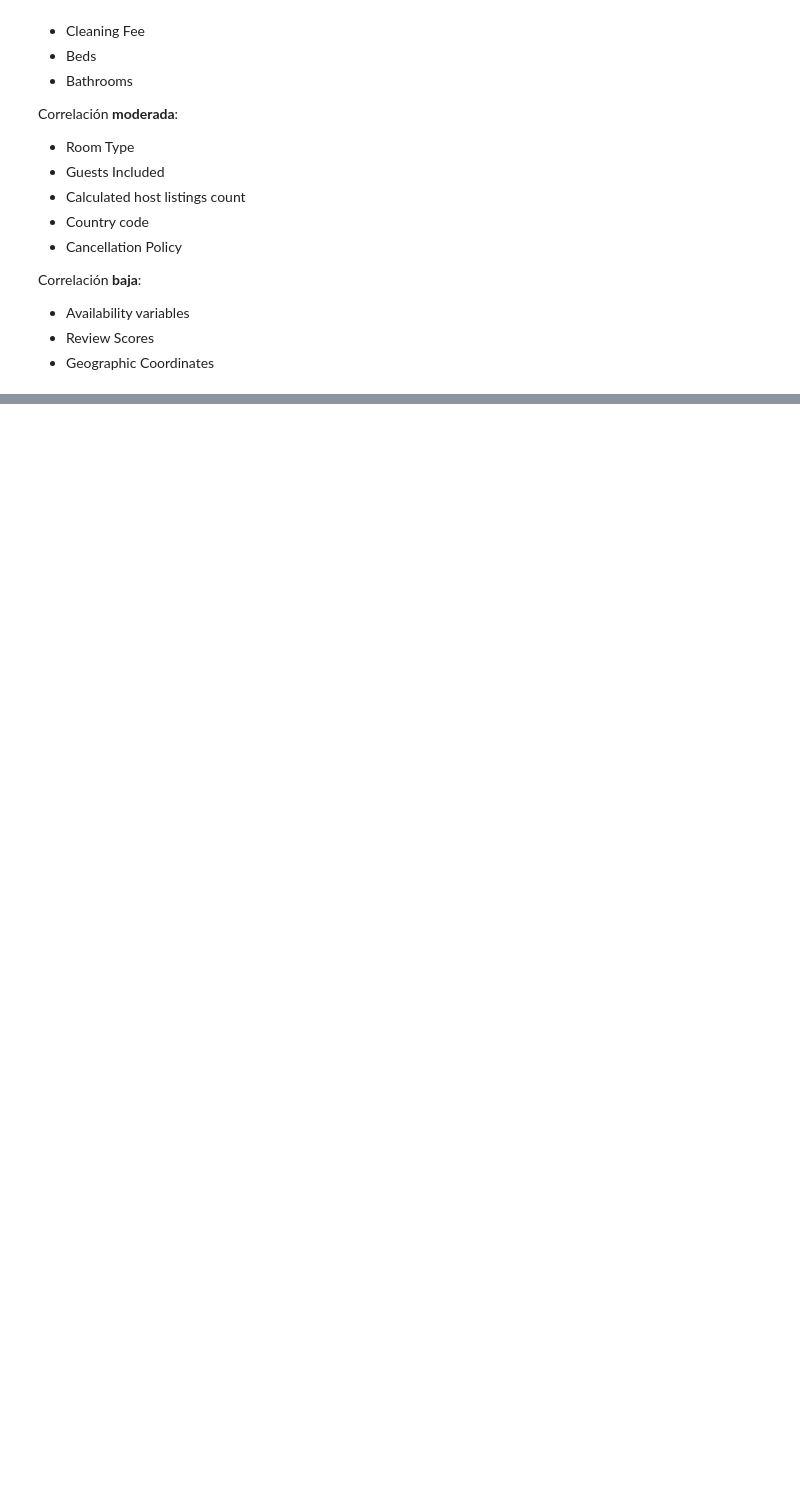
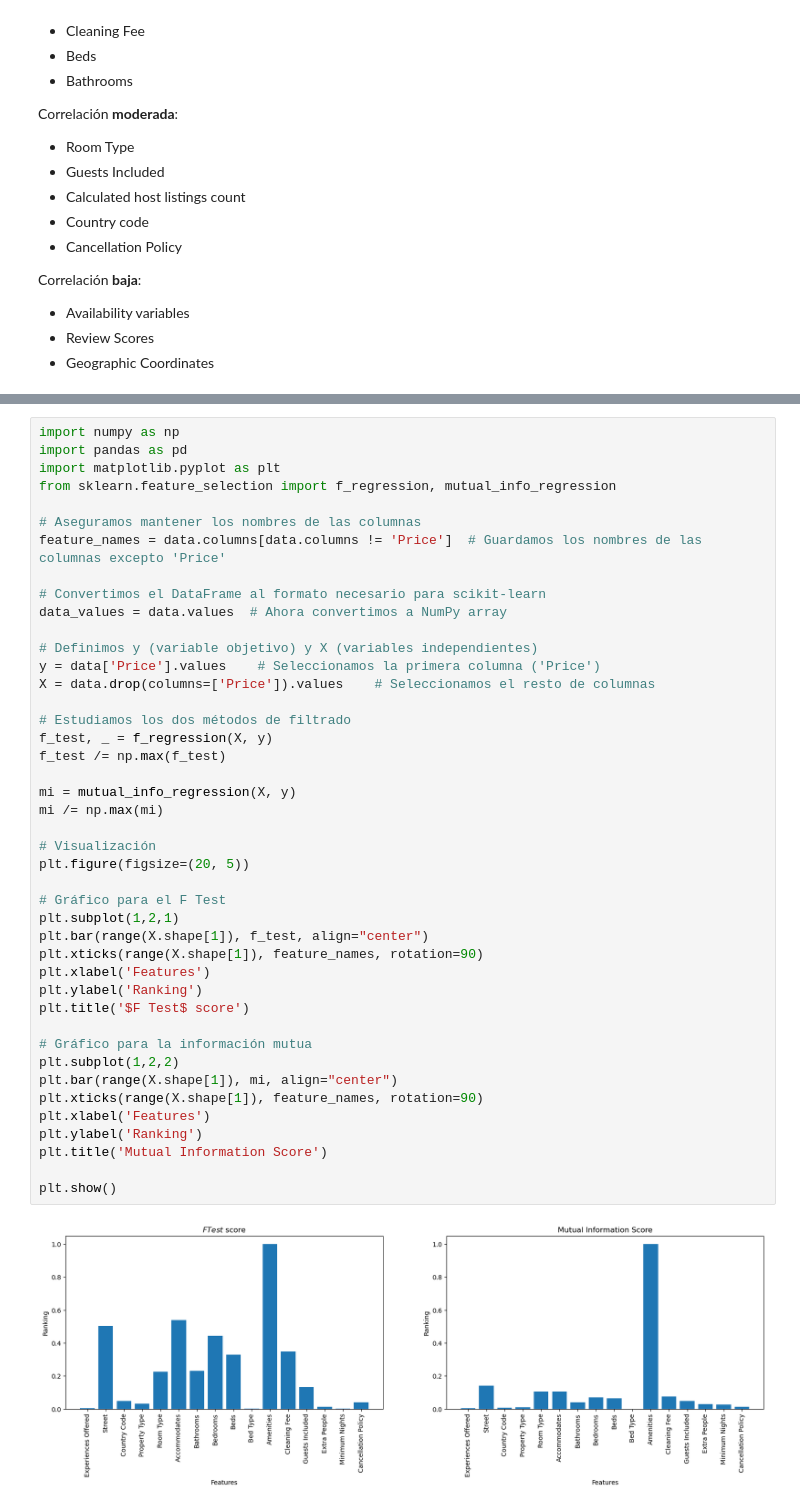
Before and after one commit to HelenaMartiF/ML_Practice, a Jupyter notebook: ML_practice.ipynb, the cells around one changed output, grey strips where cells are left out. Drawn from its saved outputs; the diff is of its cells as text; blank space fills up the shorter version.

```diff
--- a/ML_practice.ipynb
+++ b/ML_practice.ipynb
@@ -569,0 +613,45 @@ Correlación **baja**:
+# %%
+import numpy as np
+import pandas as pd
+import matplotlib.pyplot as plt
+from sklearn.feature_selection import f_regression, mutual_info_regression
+
+# Aseguramos mantener los nombres de las columnas
+feature_names = data.columns[data.columns != 'Price']  # Guardamos los nombres de las columnas excepto 'Price'
+
+# Convertimos el DataFrame al formato necesario para scikit-learn
+data_values = data.values  # Ahora convertimos a NumPy array
+
+# Definimos y (variable objetivo) y X (variables independientes)
+y = data['Price'].values    # Seleccionamos la primera columna ('Price')
+X = data.drop(columns=['Price']).values    # Seleccionamos el resto de columnas
+
+# Estudiamos los dos métodos de filtrado
+f_test, _ = f_regression(X, y)
+f_test /= np.max(f_test)
+
+mi = mutual_info_regression(X, y)
+mi /= np.max(mi)
+
+# Visualización
+plt.figure(figsize=(20, 5))
+
+# Gráfico para el F Test
+plt.subplot(1,2,1)
+plt.bar(range(X.shape[1]), f_test, align="center")
+plt.xticks(range(X.shape[1]), feature_names, rotation=90)
+plt.xlabel('Features')
+plt.ylabel('Ranking')
+plt.title('$F Test$ score')
+
+# Gráfico para la información mutua
+plt.subplot(1,2,2)
+plt.bar(range(X.shape[1]), mi, align="center")
+plt.xticks(range(X.shape[1]), feature_names, rotation=90)
+plt.xlabel('Features')
+plt.ylabel('Ranking')
+plt.title('Mutual Information Score')
+
+plt.show()
+# %% [output]
+[figure, added]
```
Also changed, not shown: parts of 32 cells of this notebook.
